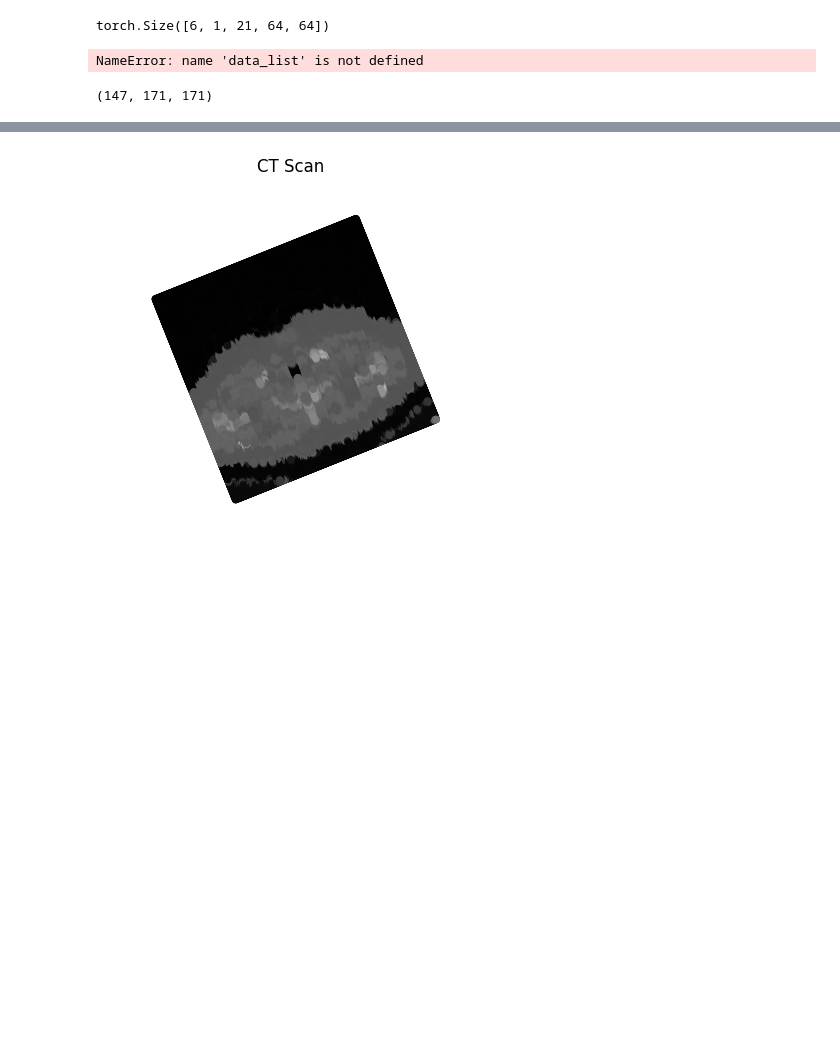
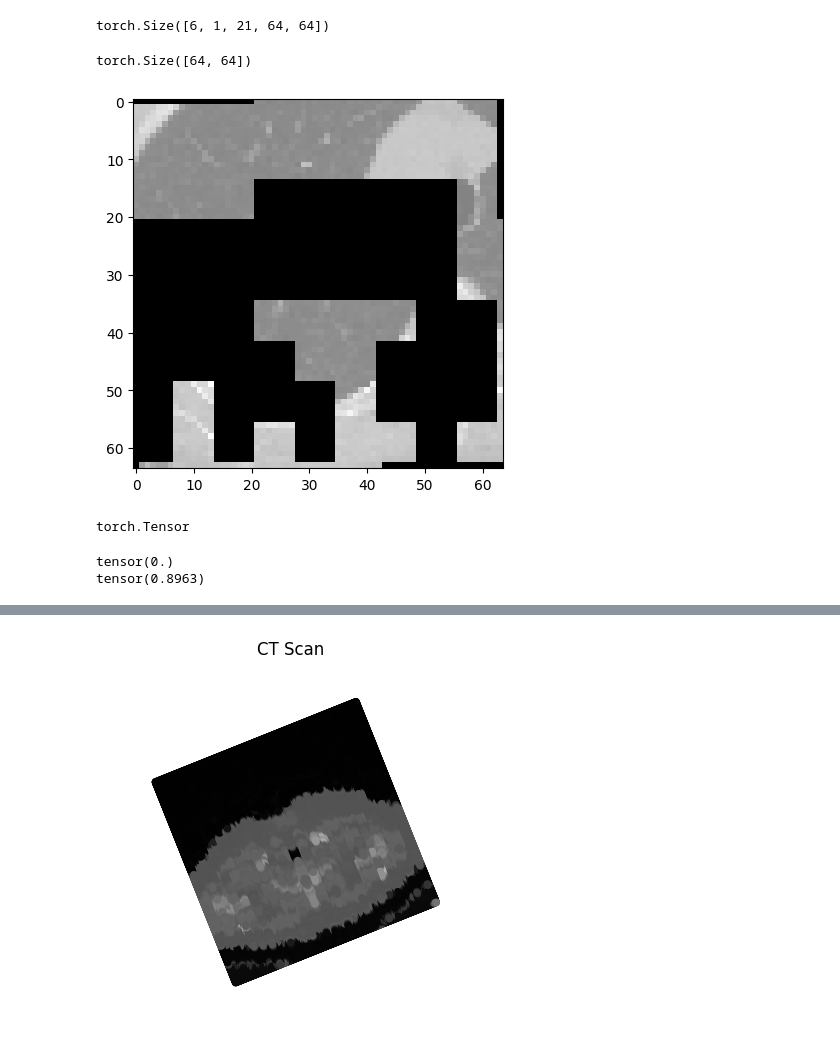
Before and after one commit to AliAfs/SiT_3D, a Jupyter notebook: test_general.ipynb, the cells around one changed output, grey strips where cells are left out. Cells and saved outputs as stored; diff of their text form; code cells hidden in the pictures; blank space fills up the shorter version.

```diff
--- a/test_general.ipynb
+++ b/test_general.ipynb
@@ -45,5 +27,5 @@ data_list = load_data_list(folder_path = "../cohort_new/numpy arrays compressed
 # %%
-args = argparse.Namespace(drop_perc=0.35, drop_type='noise', drop_align=(7, 16, 16))
+args = argparse.Namespace(drop_perc=0.35, drop_type='zeros', drop_align=(7, 16, 16), volume_size=(21, 64, 64))
 transform = datasets_utils_test.DataAugmentationSiT(args)
 # %%
 class NumpyArrayDataset(Dataset):
@@ -83,7 +69,3 @@ for batch in dataloader:
     break
 # %% [output]
 torch.Size([6, 1, 21, 64, 64])
-# %%
-data_list[0].shape
-# %% [output]
-NameError: name 'data_list' is not defined
@@ -111,4 +72,12 @@ data_list = load_data_list_new()
-# %%
-data_list[0].shape
-# %% [output]
-(147, 171, 171)
+# %%
+print(corrupted_crops[0][0][0, 0, :, :].size())
+# %% [output]
+torch.Size([64, 64])
+# %%
+plot_one_slice(corrupted_crops[0][0][0, 0, :, :])
+# %% [output]
+[figure, added]
+# %%
+type(clean_crops[0][0][0, 0, :, :])
+# %% [output]
+torch.Tensor
@@ -114,0 +107,5 @@ data_list[0].shape
+# %%
+mirror_tensor = mirror_gray_values(clean_crops[0][0][0, 0, :, :])
+# %% [output]
+tensor(0.)
+tensor(0.8963)
```
Also changed, not shown: parts of 14 cells of this notebook, 2 other files.
